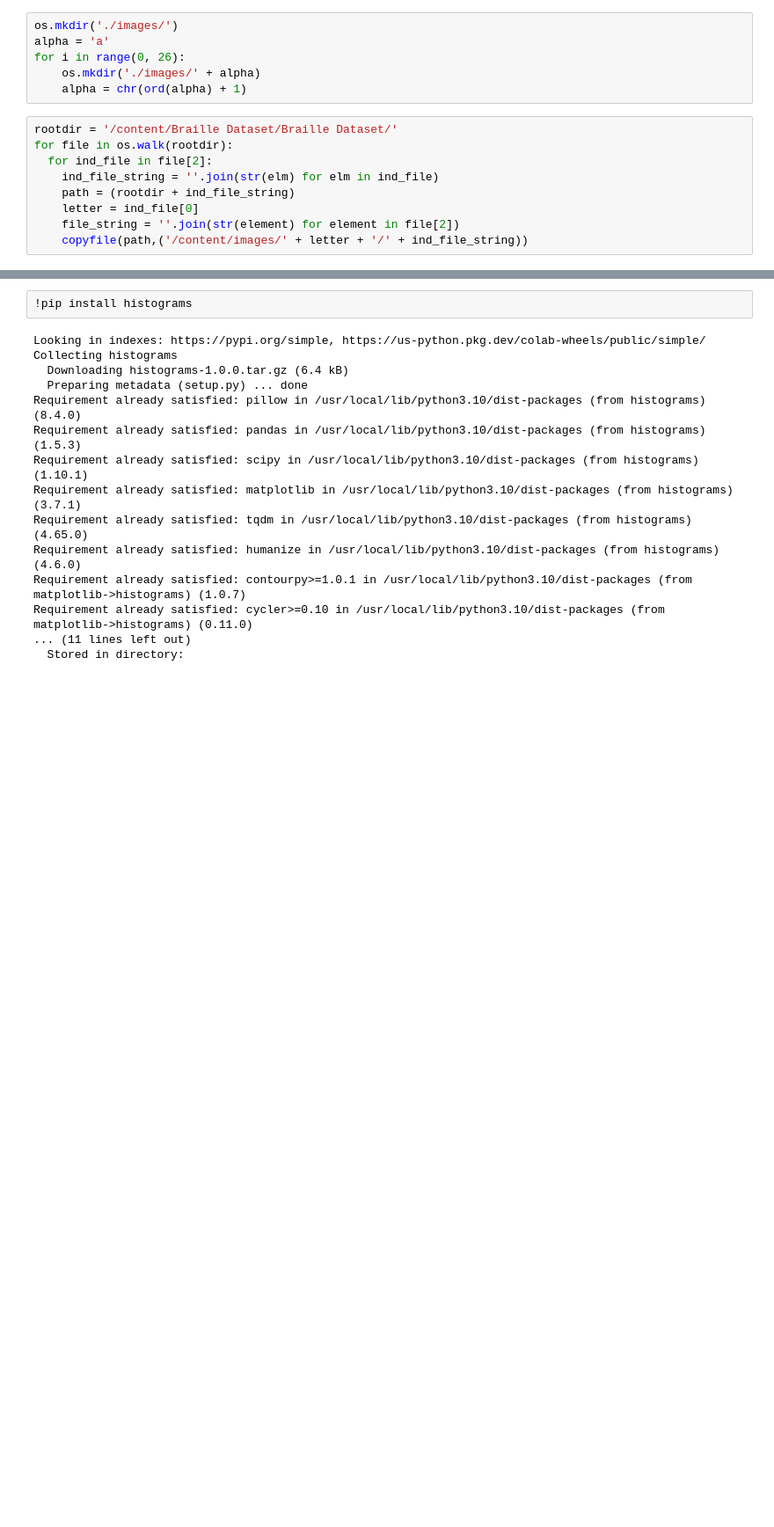
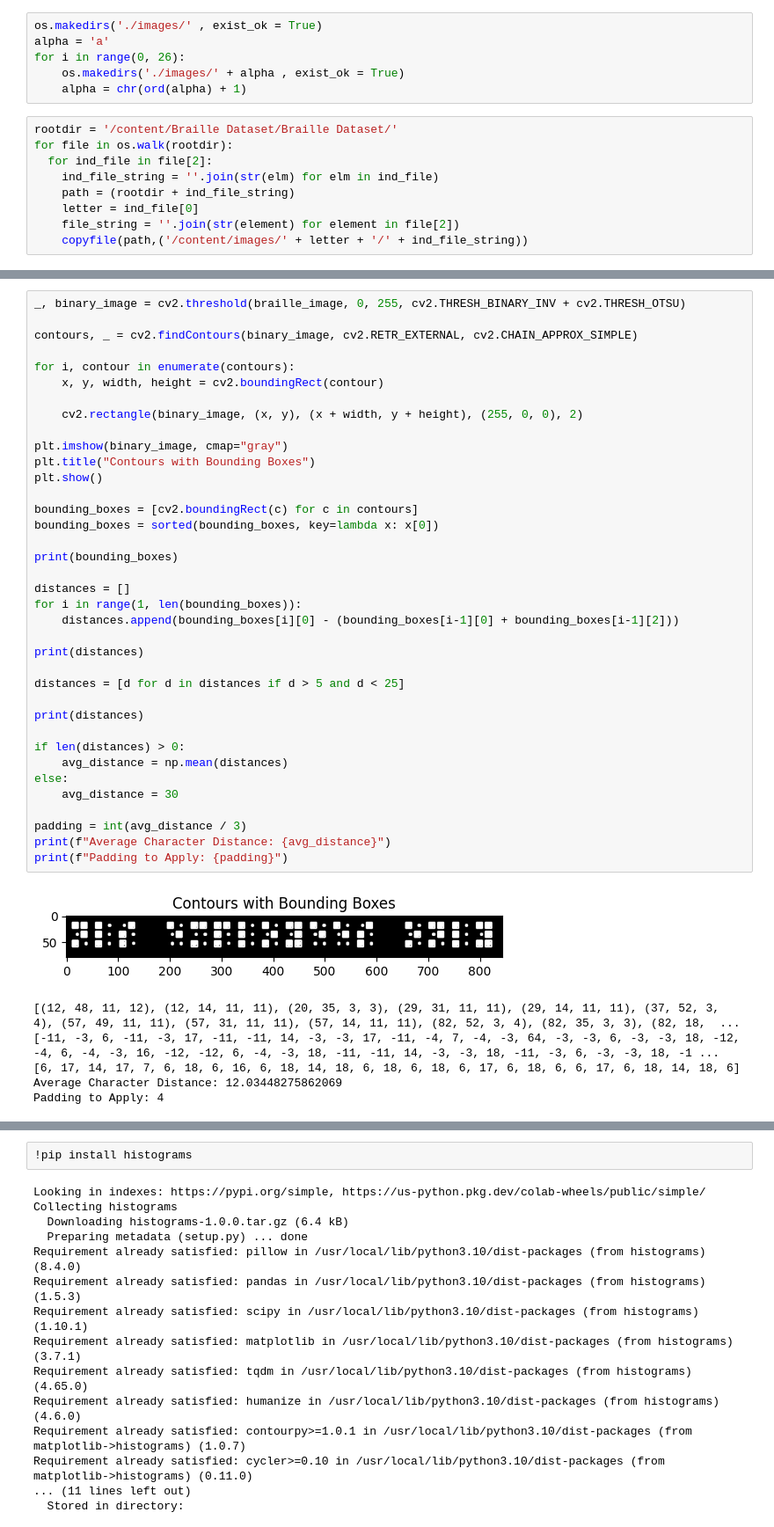
Before and after one commit to Hriday1001/Braille_Character_Recognition, a Jupyter notebook: BrailleOpenCV_character.ipynb, the cells around one changed output, grey strips where cells are left out. Shown at 88% size. Cells and saved outputs as stored; diff of their text form; blank space fills up the shorter version.

```diff
--- a/BrailleOpenCV_character.ipynb
+++ b/BrailleOpenCV_character.ipynb
@@ -18,8 +15,8 @@ from shutil import copyfile
 # %%
-os.mkdir('./images/')
+os.makedirs('./images/' , exist_ok = True)
 alpha = 'a'
 for i in range(0, 26):
-	os.mkdir('./images/' + alpha)
+	os.makedirs('./images/' + alpha , exist_ok = True)
 	alpha = chr(ord(alpha) + 1)
 # %%
 rootdir = '/content/Braille Dataset/Braille Dataset/'
@@ -57,0 +93,44 @@ plt.imshow(image,cmap="gray")
+# %%
+_, binary_image = cv2.threshold(braille_image, 0, 255, cv2.THRESH_BINARY_INV + cv2.THRESH_OTSU)
+
+contours, _ = cv2.findContours(binary_image, cv2.RETR_EXTERNAL, cv2.CHAIN_APPROX_SIMPLE)
+
+for i, contour in enumerate(contours):
+    x, y, width, height = cv2.boundingRect(contour)
+
+    cv2.rectangle(binary_image, (x, y), (x + width, y + height), (255, 0, 0), 2)
+
+plt.imshow(binary_image, cmap="gray")
+plt.title("Contours with Bounding Boxes")
+plt.show()
+
+bounding_boxes = [cv2.boundingRect(c) for c in contours]
+bounding_boxes = sorted(bounding_boxes, key=lambda x: x[0])
+
+print(bounding_boxes)
+
+distances = []
+for i in range(1, len(bounding_boxes)):
+    distances.append(bounding_boxes[i][0] - (bounding_boxes[i-1][0] + bounding_boxes[i-1][2]))
+
+print(distances)
+
+distances = [d for d in distances if d > 5 and d < 25]
+
+print(distances)
+
+if len(distances) > 0:
+    avg_distance = np.mean(distances)
+else:
+    avg_distance = 30
+
+padding = int(avg_distance / 3)
+print(f"Average Character Distance: {avg_distance}")
+print(f"Padding to Apply: {padding}")
+# %% [output]
+[figure, added]
+[(12, 48, 11, 12), (12, 14, 11, 11), (20, 35, 3, 3), (29, 31, 11, 11), (29, 14, 11, 11), (37, 52, 3, 4), (57, 49, 11, 11), (57, 31, 11, 11), (57, 14, 11, 11), (82, 52, 3, 4), (82, 35, 3, 3), (82, 18,  ...
+[-11, -3, 6, -11, -3, 17, -11, -11, 14, -3, -3, 17, -11, -4, 7, -4, -3, 64, -3, -3, 6, -3, -3, 18, -12, -4, 6, -4, -3, 16, -12, -12, 6, -4, -3, 18, -11, -11, 14, -3, -3, 18, -11, -3, 6, -3, -3, 18, -1 ...
+[6, 17, 14, 17, 7, 6, 18, 6, 16, 6, 18, 14, 18, 6, 18, 6, 18, 6, 17, 6, 18, 6, 6, 17, 6, 18, 14, 18, 6]
+Average Character Distance: 12.03448275862069
+Padding to Apply: 4
```
Also changed, not shown: parts of 21 cells of this notebook.
